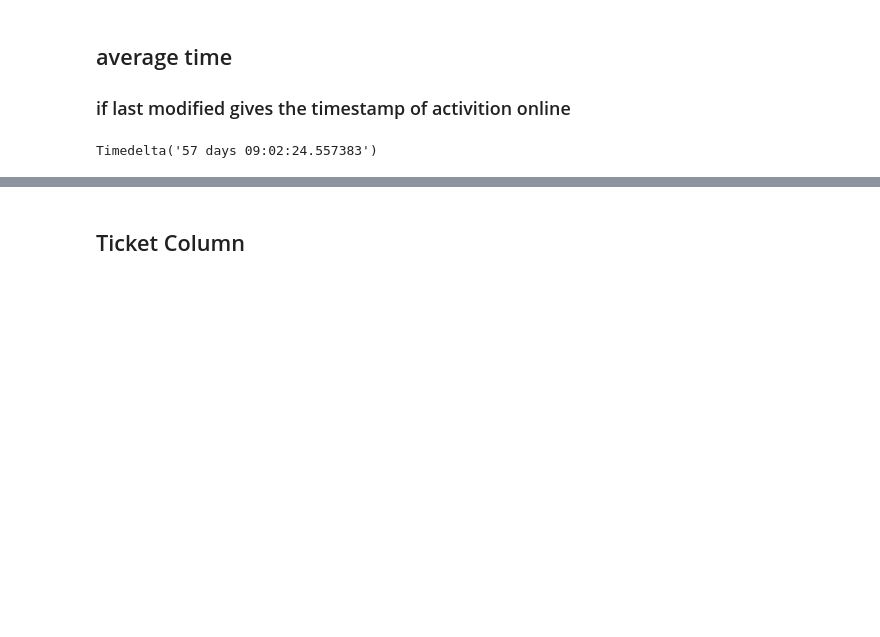
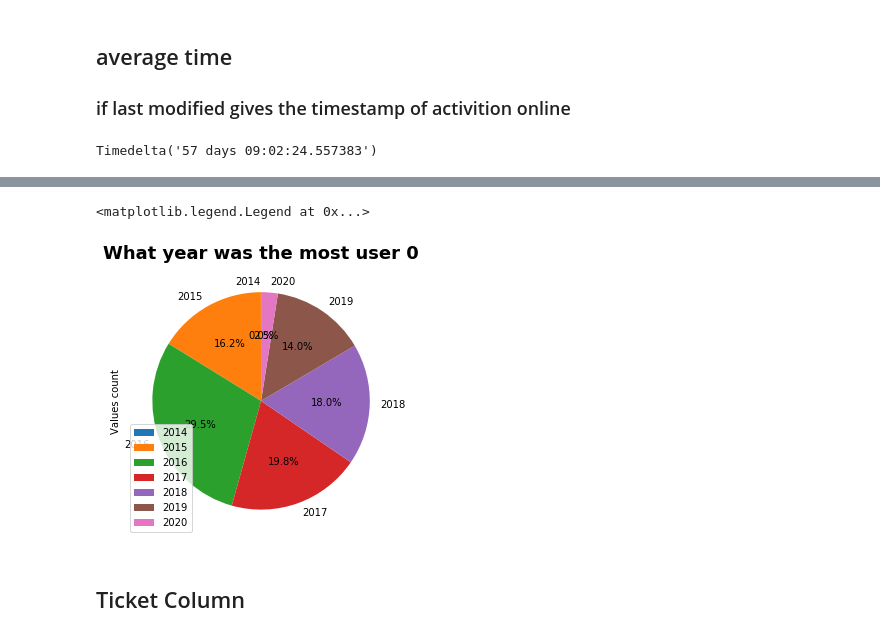
Before and after one commit to ShirinStar/Pen_Data_Dictionary, a Jupyter notebook: data/Visits overview .ipynb, the cells around one changed output, grey strips where cells are left out. Cells and saved outputs as stored; diff of their text form; code cells hidden in the pictures; blank space fills up the shorter version.

```diff
--- a/data/Visits overview .ipynb
+++ b/data/Visits overview .ipynb
@@ -161,3 +221,17 @@ Timedelta('57 days 09:02:24.557383')
+# %%
+visits_zero_by_year = visits_zero['created'].groupby(visits_zero.created.dt.to_period("Y")).agg('count')
+
+plt.figure(figsize=(8,5))
+visits_zero_by_year.plot.pie(y='created', figsize=(5, 5),autopct='%1.1f%%', startangle=90)
+plt.title('What year was the most user 0', fontdict={'fontweight': 'bold', 'fontsize':18})
+plt.ylabel('Values count')
+plt.legend()
+# plt.savefig('yearly_activity.png', dpi=300)
+
+#this aligned with the activity most year, and raiise a question about checkout years
+# %% [output]
+<matplotlib.legend.Legend at 0x...>
+[figure, added]
 # %% [markdown]
 ## Ticket Column
 # %%
```
Also changed, not shown: parts of 9 cells of this notebook, 7 other files.
